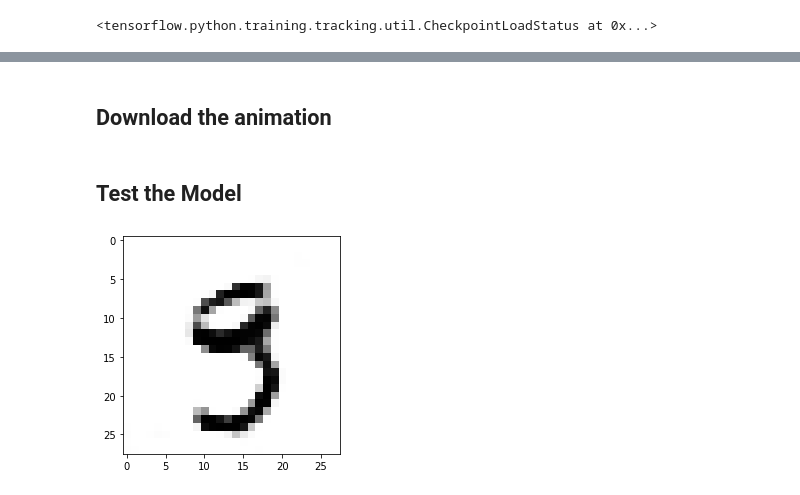
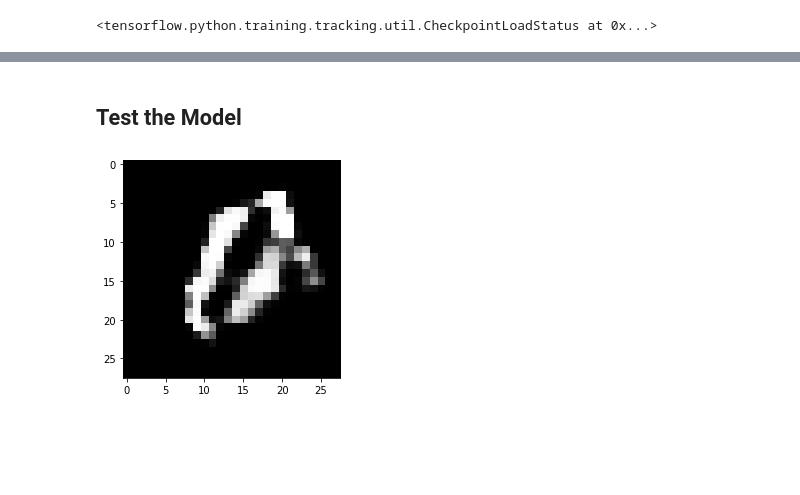
Before and after one commit to phoumithona/machine_learning_deep_learning, a Jupyter notebook: ML_DL_Report_No_4.ipynb, the cells around one changed output, grey strips where cells are left out. Cells and saved outputs as stored; diff of their text form; code cells hidden in the pictures; blank space fills up the shorter version.

```diff
--- a/ML_DL_Report_No_4.ipynb
+++ b/ML_DL_Report_No_4.ipynb
@@ -240,2 +204,0 @@ if IPython.version_info > (6,2,0,''):
-# %% [markdown]
-## Download the animation
@@ -249,7 +205,7 @@ else:
 # %% [markdown]
 ## Test the Model
 # %%
-plt.imshow(tf.reshape(generator(np.random.randn(1, 100)), (28,28)), cmap="Greys")
+plt.imshow(tf.reshape(generator(np.random.randn(1, 100)), (28,28)), cmap="gray")
 plt.show()
 # %% [output]
-[figure, old version]
+[figure, new version]
```
Also changed, not shown: parts of 11 cells of this notebook.
